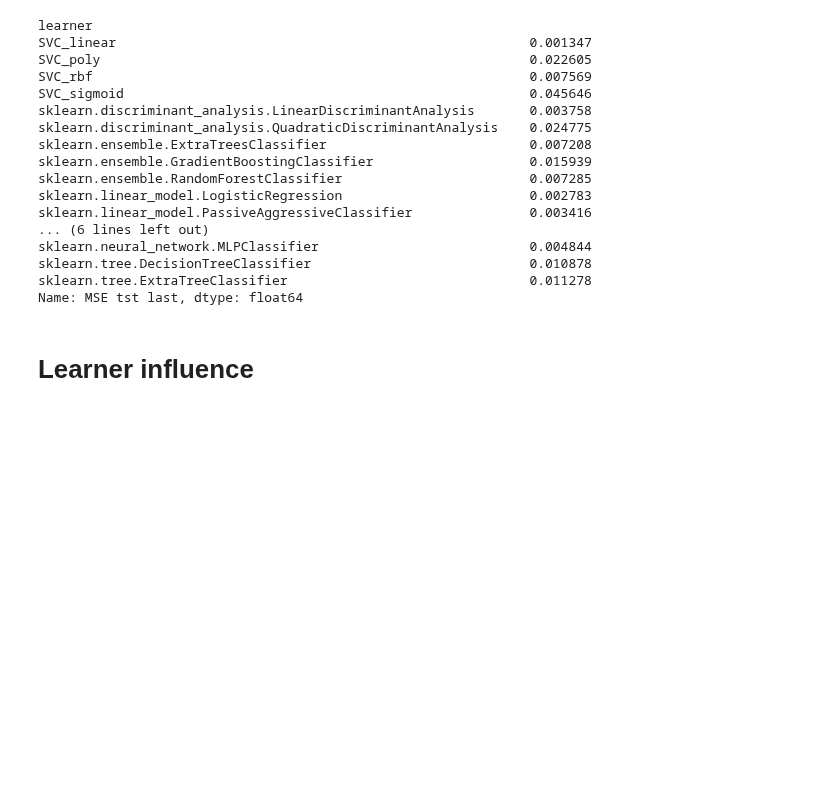
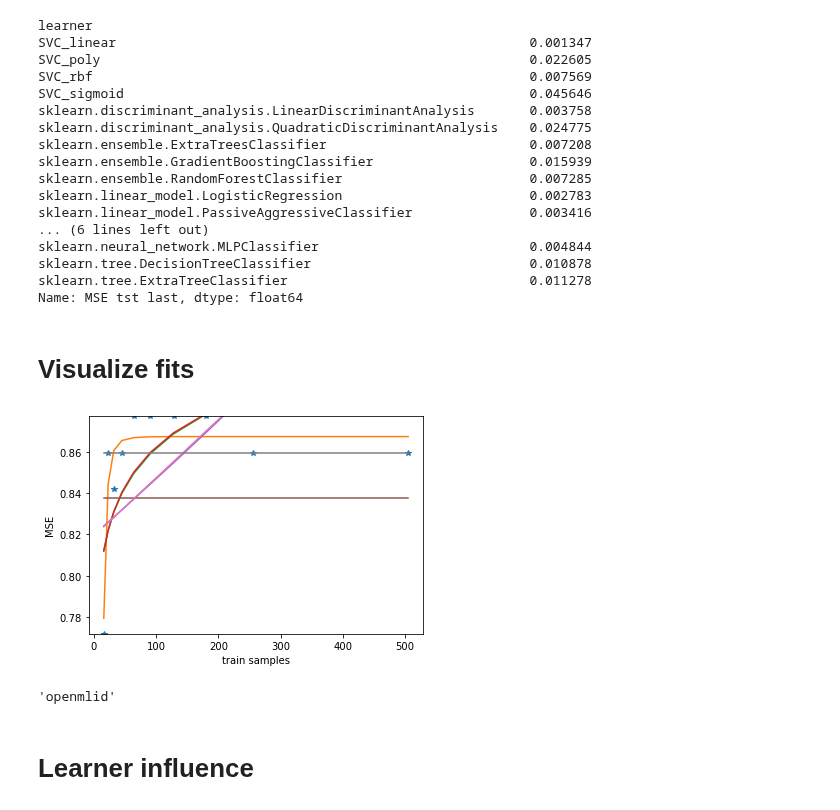
Before and after one commit to fmohr/lcdb, a Jupyter notebook: publications/2022-tpami/analysis/analysis_multiple.ipynb, the cells around one changed output. Saved outputs shown, nothing was run; the diff lists cells and outputs as text; code cells hidden in the pictures; blank space fills up the shorter version.

Commit message:
visualize learning curves

```diff
--- a/publications/2022-tpami/analysis/analysis_multiple.ipynb
+++ b/publications/2022-tpami/analysis/analysis_multiple.ipynb
@@ -461,6 +461,36 @@ sklearn.neural_network.MLPClassifier                           0.004844
 sklearn.tree.DecisionTreeClassifier                            0.010878
 sklearn.tree.ExtraTreeClassifier                               0.011278
 Name: MSE tst last, dtype: float64
+# %% [markdown]
+# Visualize fits
+# %%
+outer_seed = 1
+inner_seed = 5
+learner = 'SVC_linear'
+openmlid = 11
+n = 9
+df_selected = df_total_clean.query('openmlid==@openmlid and learner==@learner and outer_seed==@outer_seed and inner_seed == @inner_seed and n==@n')
+df_selected
+
+[X, Y] = get_info(df_anchors_and_scores, openmlid, learner, outer_seed, inner_seed)
+
+plt.figure()
+plt.plot(X,Y,'*')
+for i in range(0,len(df_selected)):
+    row = df_selected.iloc[i,:]
+    Y_hat = row.prediction
+    plt.plot(X,Y_hat,'-',label=row.curve_model)
+
+plt.ylim([np.min(Y),np.max(Y)])
+plt.xlabel('train samples')
+plt.ylabel('MSE')
+plt.show()
+# %% [output]
+[figure, added]
+# %%
+row
+# %% [output]
+'openmlid'
 # %% [markdown]
 # Learner influence
 # %%
```
